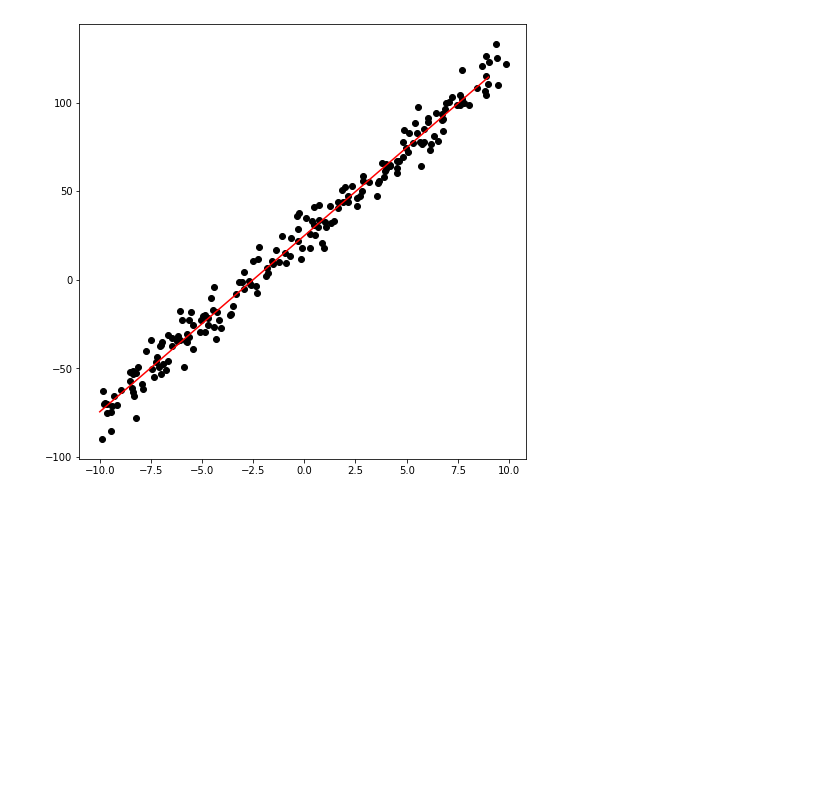
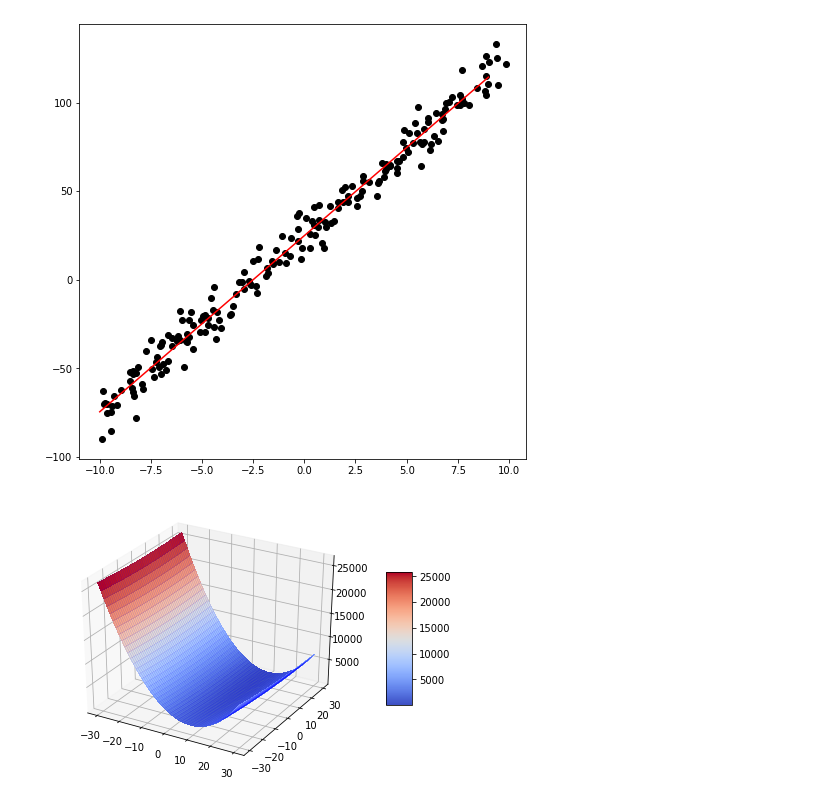
Before and after one commit to susanna1221/MachineLearningHW, a Jupyter notebook: MachieLearning2.ipynb, the cells around one changed output. Cells and saved outputs as stored; diff of their text form; code cells hidden in the pictures; blank space fills up the shorter version.

Commit message:
Plotting the energy surface

```diff
--- a/MachieLearning2.ipynb
+++ b/MachieLearning2.ipynb
@@ -9,6 +9,7 @@ def compute_cost(theta, x, y):
   prediction=theta[0]+theta[1]*x
   J=(1/2)*(1/m)*(np.sum(np.square(prediction-y)))
   return J
+
 
 # get theta, theta_history, J_history
 def compute_theta(theta, data_x, data_y, num):
@@ -31,32 +32,72 @@ def compute_theta(theta, data_x, data_y, num):
     theta_history[i,1]=theta[1]
 
   return theta, theta_history, J_history
+
+
+#draw cost function
+def draw_J(theta0range, theta1range, x, y):
+  fig = plt.figure()
+  ax = fig.gca(projection='3d')
+
+  X=np.arange(theta0range[0],theta0range[1],theta0range[2])
+  Y=np.arange(theta1range[0],theta1range[1],theta1range[2])
+
+  Z = np.zeros((len(X),len(Y)))
+  temp=[]
+
+  for i in range(len(X)):
+    for j in range(len(Y)):
+      temp.append(X[i])
+      temp.append(Y[j])
+      Z[i][j]= compute_cost(temp, x, y)
+      temp.clear()
+
+
+
+
+
+  X,Y = np.meshgrid(X, Y)
+
+  surf = ax.plot_surface(X,Y,Z,cmap='coolwarm',linewidth=0,antialiased=False)
+  wire = ax.plot_wireframe(X,Y,Z,color='blue',linewidth=0.1)
+  fig.colorbar(surf,shrink=0.5,aspect=5)
+  fig.tight_layout()
+  plt.show()
+
+
 
 # 데이터 불러오기
 path = "data.csv"
 data = np.genfromtxt(path, delimiter=',')
 
 x_data = data[:, 0]
 y_data = data[:, 1]
 
 plt.figure(figsize=(8, 8))
 plt.scatter(x_data, y_data, c='black')
 plt.show()
 
 
 #y = Theta0 + Theta1 * x
 theta=[-30, -30]
 alpha=0.01
 num=3000
 
 theta, theta_h, cost_h = compute_theta(theta, x_data, y_data, num)
 
 plt.figure(figsize=(8, 8))
 plt.scatter(x_data, y_data, c='black')
 w = range(-10, 10)
 q = [theta[1]*v+theta[0] for v in w]
 plt.plot(w, q, c='red')
 plt.show()
+
+#cost 함수의 범위 : [시작값, 끝값, 증가값]
+theta0range=[-30, 30, 0.1]
+theta1range=[-30, 30, 0.1]
+
+draw_J(theta0range, theta1range, x_data, y_data)
 # %% [output]
 [figure]
 [figure]
+[figure, added]
```
